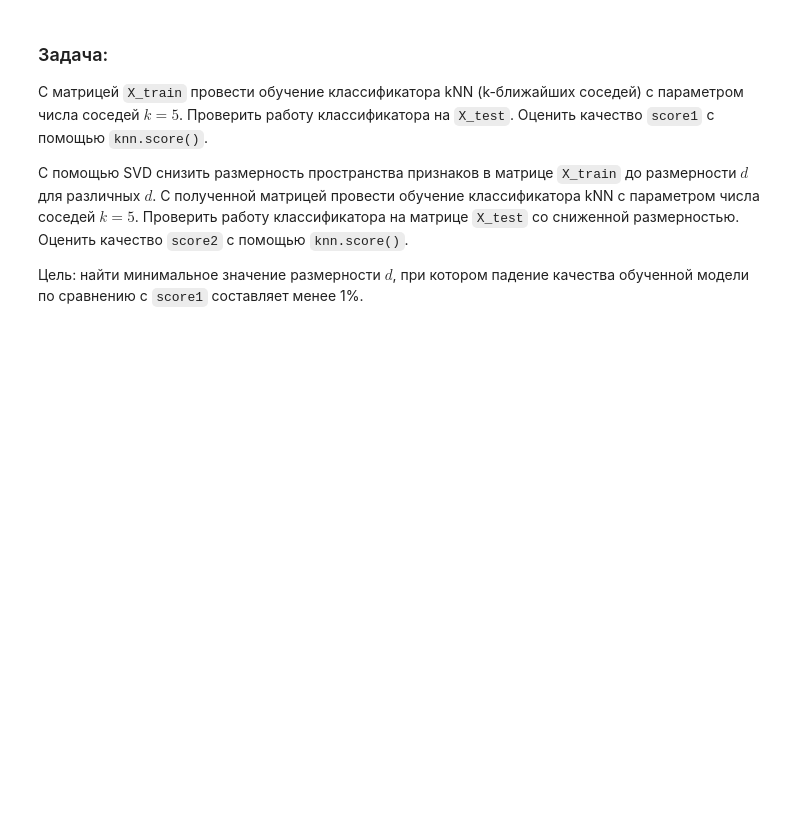
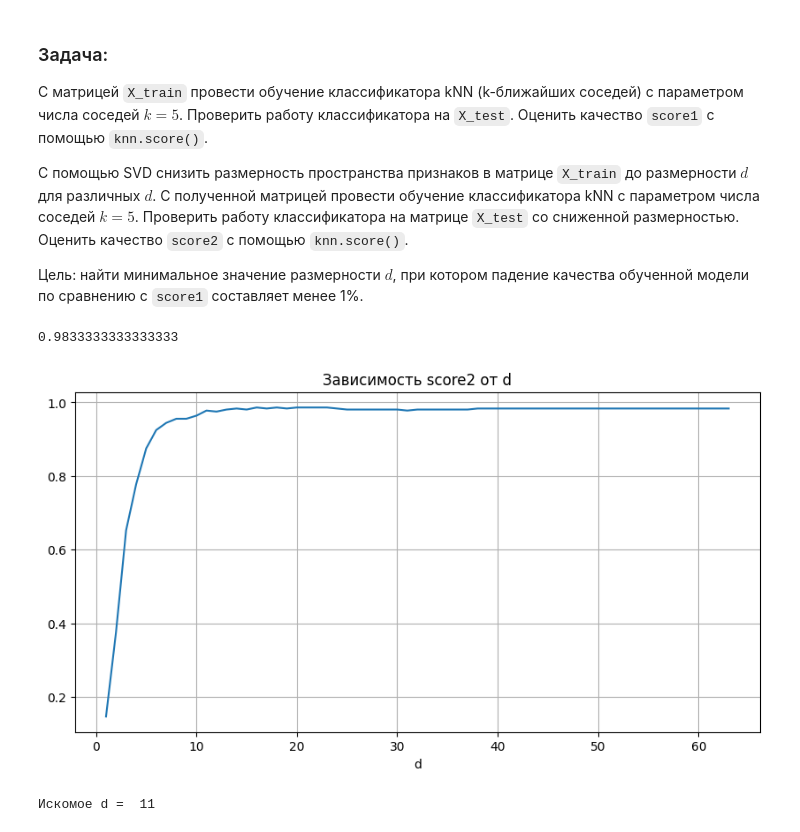
Before and after one commit to Tebemixer/DSP_2025, a Jupyter notebook: Код/1.0 SVD_on.ipynb, the cells around one changed output. Cells and saved outputs as stored; diff of their text form; code cells hidden in the pictures; blank space fills up the shorter version.

```diff
--- a/Код/1.0 SVD_on.ipynb
+++ b/Код/1.0 SVD_on.ipynb
@@ -244,7 +261,10 @@ imageSingle = np.zeros((64,192,168))
 idx=0
 
 prefixed = [filename for filename in os.listdir('source/CroppedYalePNG') if filename.startswith("yaleB"+specNumber(1))]
+print(prefixed)
 for fname in prefixed:
+    if idx >= 64:
+        break
     imageSingle[idx,:,:] = plt.imread('source/CroppedYalePNG/'+fname)
     idx +=1
 
@@ -689,3 +710,48 @@ plt.show()
 С помощью SVD снизить размерность пространства признаков в матрице `X_train` до размерности $d$ для различных $d$. С полученной матрицей провести обучение классификатора kNN с параметром числа соседей $k=5$. Проверить работу классификатора на матрице `X_test` со сниженной размерностью. Оценить качество `score2` с помощью `knn.score()`.
 
 Цель: найти минимальное значение размерности $d$, при котором падение качества обученной модели по сравнению с `score1` составляет менее 1%.
+# %%
+'''
+С матрицей `X_train` провести обучение классификатора kNN (k-ближайших соседей) с параметром числа соседей $k=5$.
+Проверить работу классификатора на  `X_test`. Оценить качество `score1` с помощью `knn.score()`.
+'''
+from sklearn.neighbors import KNeighborsClassifier
+knn = KNeighborsClassifier(n_neighbors=5)
+knn.fit(X_train, Y_train)
+
+
+score1 = knn.score(X_test, Y_test)
+print(score1)
+# %% [output]
+0.9833333333333333
+# %%
+'''
+С помощью SVD снизить размерность пространства признаков в матрице `X_train` до размерности $d$ для различных $d$.
+С полученной матрицей провести обучение классификатора kNN с параметром числа соседей $k=5$.
+Проверить работу классификатора на матрице `X_test` со сниженной размерностью. Оценить качество `score2` с помощью `knn.score()`.
+Цель: найти минимальное значение размерности $d$, при котором падение качества обученной модели по сравнению с `score1` составляет менее 1%.
+'''
+score2_list = []
+for d in range(1,64):
+    svd = TruncatedSVD(n_components=d)
+    X_train_svd = svd.fit_transform(X_train)
+    X_test_svd = svd.transform(X_test)
+    knn = KNeighborsClassifier(n_neighbors=5)
+    knn.fit(X_train_svd, Y_train)
+
+    score2_list.append(knn.score(X_test_svd, Y_test))
+
+plt.figure(figsize=(10, 5))
+plt.plot(range(1,64), score2_list)
+plt.title("Зависимость score2 от d")
+plt.xlabel("d")
+plt.grid(True)
+plt.show()
+
+for i in range(len(score2_list)):
+    if abs(score2_list[i]-score1)<=0.01:
+        print('Искомое d = ',i+1)
+        break
+# %% [output]
+[figure, added]
+Искомое d =  11
```
Also changed, not shown: parts of 7 cells of this notebook, 1 other file.
